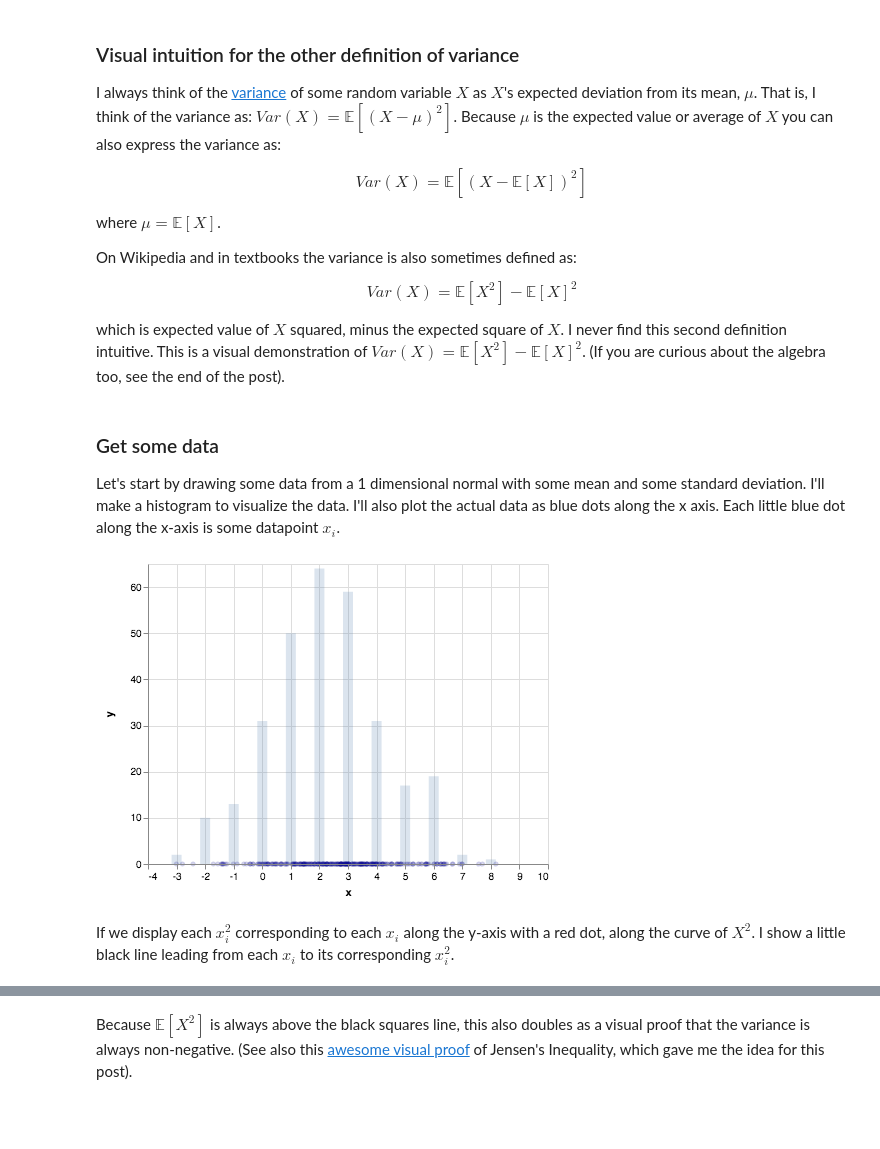
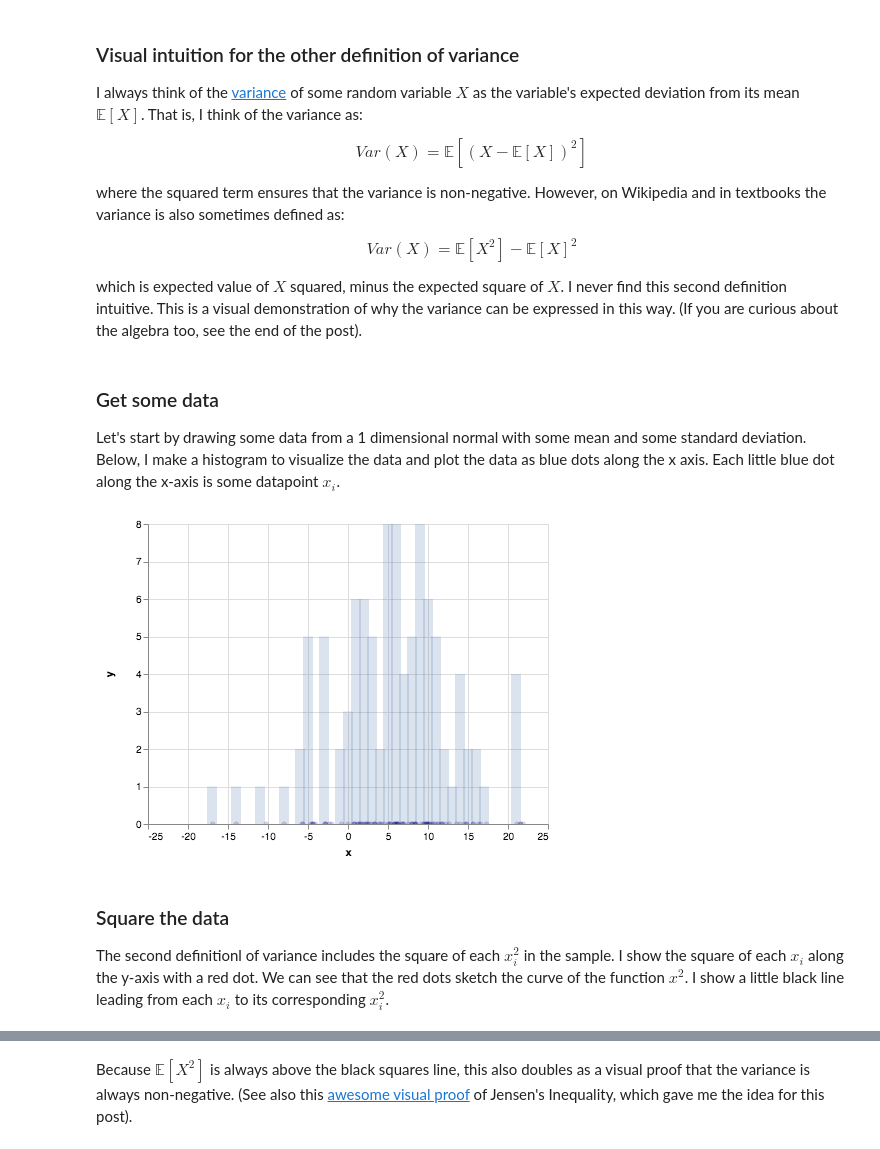
Before and after one commit to AbeHandler/variance, a Jupyter notebook: viz.ipynb, the cells around one changed output, grey strips where cells are left out. Drawn from its saved outputs; the diff is of its cells as text; code cells hidden in the pictures; blank space fills up the shorter version.

```diff
--- a/viz.ipynb
+++ b/viz.ipynb
@@ -2,42 +2,43 @@
 ### Visual intuition for the other definition of variance
 
 
-I always think of the [variance](https://en.wikipedia.org/wiki/Variance) of some random variable $X$ as $X$'s expected deviation from its mean, $\mu$. That is, I think of the variance as: $Var(X) =\mathbb{E}[(X - \mu)^2]$. Because $\mu$ is the expected value or average of $X$ you can also express the variance as:
+I always think of the [variance](https://en.wikipedia.org/wiki/Variance) of some random variable $X$ as the variable's expected deviation from its mean $\mathbb{E}[X]$. That is, I think of the variance as:
+
 
 $$Var(X)= \mathbb{E}[(X - \mathbb{E}[X])^2]$$
 
-where $\mu = \mathbb{E}[X]$.
-
-On Wikipedia and in textbooks the variance is also sometimes defined as:
+where the squared term ensures that the variance is non-negative. However, on Wikipedia and in textbooks the variance is also sometimes defined as:
 
 $$Var(X) =\mathbb{E}[X^2] - \mathbb{E}[X]^2$$
 
-which is expected value of $X$ squared, minus the expected square of $X$. I never find this second definition intuitive. This is a visual demonstration of $Var(X) =\mathbb{E}[X^2] - \mathbb{E}[X]^2$. (If you are curious about the algebra too, see the end of the post).
+which is expected value of $X$ squared, minus the expected square of $X$. I never find this second definition intuitive. This is a visual demonstration of why the variance can be expressed in this way. (If you are curious about the algebra too, see the end of the post).
 # %% [markdown]
 ### Get some data
 
-Let's start by drawing some data from a 1 dimensional normal with some mean and some standard deviation. I'll make a histogram to visualize the data. I'll also plot the actual data as blue dots along the x axis. Each little blue dot along the x-axis is some datapoint $x_i$.
+Let's start by drawing some data from a 1 dimensional normal with some mean and some standard deviation. Below, I make a histogram to visualize the data and plot the data as blue dots along the x axis. Each little blue dot along the x-axis is some datapoint $x_i$.
 # %%
 import numpy as np
 from helper import *
 
-mu, sigma = 2.5, 2 # mean and standard deviation
-N = 300
-nbins = 10
+mu, sigma = 6, 7 # mean and standard deviation
+N = 100
+nbins = 25
 
 s =  np.random.normal(mu, sigma, size=N)
 
-values, bins = np.histogram(s, bins=np.arange(-3, nbins + 1))
+values, bins = np.histogram(s, bins=np.arange(-20, nbins + 1))
 
 histogram = make_bar_chart(size=10, opacity=.2, X=bins, Y=values)
 
 x_points = make_scatter_chart(size=10, opacity=.2, X=s, Y=np.zeros(len(s)))
 
 histogram + x_points
 # %% [output]
-[figure, old version]
+[figure, new version]
 # %% [markdown]
-If we display each $x_i^2$ corresponding to each $x_i$ along the y-axis with a red dot, along the curve of $X^2$. I show a little black line leading from each $x_i$ to its corresponding $x_i^2$.
+### Square the data
+
+The second definitionl of variance includes the square of each $x_i^2$ in the sample. I show the square of each $x_i$ along the y-axis with a red dot. We can see that the red dots sketch the curve of the function $x^2$. I show a little black line leading from each $x_i$ to its corresponding $x_i^2$.
 # %%
 x2_points = make_scatter_chart(size=10, opacity=.2, X=s, Y=[i ** 2 for i in s], color="firebrick")
 
```
Also changed, not shown: parts of 9 cells of this notebook, 1 other file.
